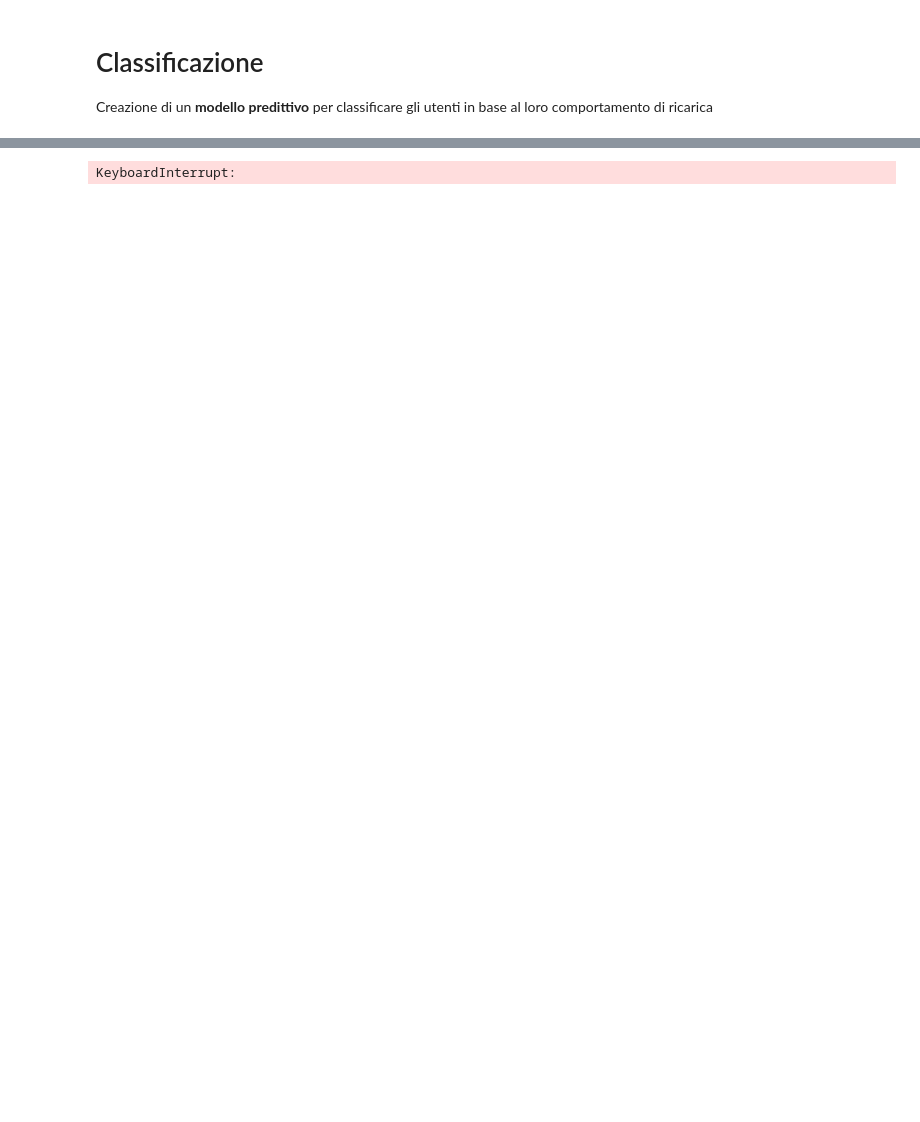
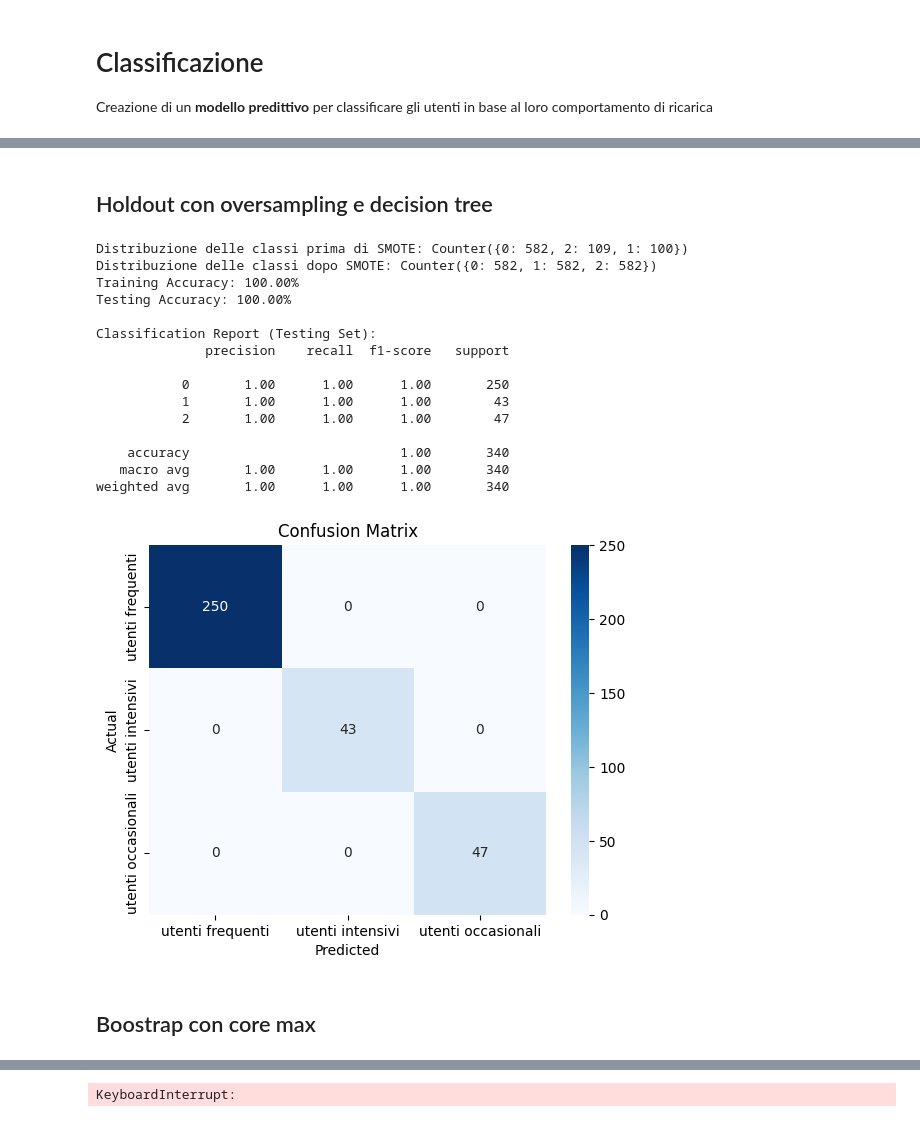
Before and after one commit to diegosantarelli/Data_science_2024, a Jupyter notebook: DS_Python/charging_patterns.ipynb, the cells around one changed output, grey strips where cells are left out. Saved outputs shown, nothing was run; the diff lists cells and outputs as text; code cells hidden in the pictures; blank space fills up the shorter version.

```diff
--- a/DS_Python/charging_patterns.ipynb
+++ b/DS_Python/charging_patterns.ipynb
@@ -134,0 +513,72 @@ y = label_encoder.fit_transform(df_cleaned['user_type'])
+# %% [markdown]
+## Holdout con oversampling e decision tree
+# %%
+from imblearn.over_sampling import SMOTE
+from sklearn.model_selection import train_test_split
+from sklearn.tree import DecisionTreeClassifier
+from sklearn.metrics import accuracy_score, classification_report, confusion_matrix
+import seaborn as sns
+import matplotlib.pyplot as plt
+from collections import Counter
+
+# Suddivisione in train e test
+X_train, X_test, y_train, y_test = train_test_split(
+    X, y, test_size=0.3, random_state=42, stratify=y
+)
+
+# Applica SMOTE al training set
+smote = SMOTE(random_state=42)
+X_train_resampled, y_train_resampled = smote.fit_resample(X_train, y_train)
+
+# Verifica la distribuzione delle classi dopo SMOTE
+print(f"Distribuzione delle classi prima di SMOTE: {Counter(y_train)}")
+print(f"Distribuzione delle classi dopo SMOTE: {Counter(y_train_resampled)}")
+
+# Addestra un modello Decision Tree sul dataset bilanciato
+model = DecisionTreeClassifier(
+    max_depth=100,  # Limita la profondità dell'albero
+    min_samples_leaf=20,  # Numero minimo di campioni richiesti in una foglia
+    random_state=42  # Per la riproducibilità
+)
+model.fit(X_train_resampled, y_train_resampled)
+
+# Valutazione sul training set
+y_train_pred = model.predict(X_train_resampled)
+train_accuracy = accuracy_score(y_train_resampled, y_train_pred)
+print(f"Training Accuracy: {train_accuracy * 100:.2f}%")
+
+# Valutazione sul test set
+y_test_pred = model.predict(X_test)
+test_accuracy = accuracy_score(y_test, y_test_pred)
+print(f"Testing Accuracy: {test_accuracy * 100:.2f}%")
+
+# Report di classificazione
+print("\nClassification Report (Testing Set):")
+print(classification_report(y_test, y_test_pred))
+
+# Matrice di confusione
+conf_matrix = confusion_matrix(y_test, y_test_pred)
+sns.heatmap(conf_matrix, annot=True, fmt='d', cmap='Blues', xticklabels=label_encoder.classes_, yticklabels=label_encoder.classes_)
+plt.xlabel('Predicted')
+plt.ylabel('Actual')
+plt.title('Confusion Matrix')
+plt.show()
+# %% [output]
+Distribuzione delle classi prima di SMOTE: Counter({0: 582, 2: 109, 1: 100})
+Distribuzione delle classi dopo SMOTE: Counter({0: 582, 1: 582, 2: 582})
+Training Accuracy: 100.00%
+Testing Accuracy: 100.00%
+
+Classification Report (Testing Set):
+              precision    recall  f1-score   support
+
+           0       1.00      1.00      1.00       250
+           1       1.00      1.00      1.00        43
+           2       1.00      1.00      1.00        47
+
+    accuracy                           1.00       340
+   macro avg       1.00      1.00      1.00       340
+weighted avg       1.00      1.00      1.00       340
+[figure, added]
+# %% [markdown]
+## Boostrap con core max
```
Also changed, not shown: parts of 30 cells of this notebook, 7 other files.
